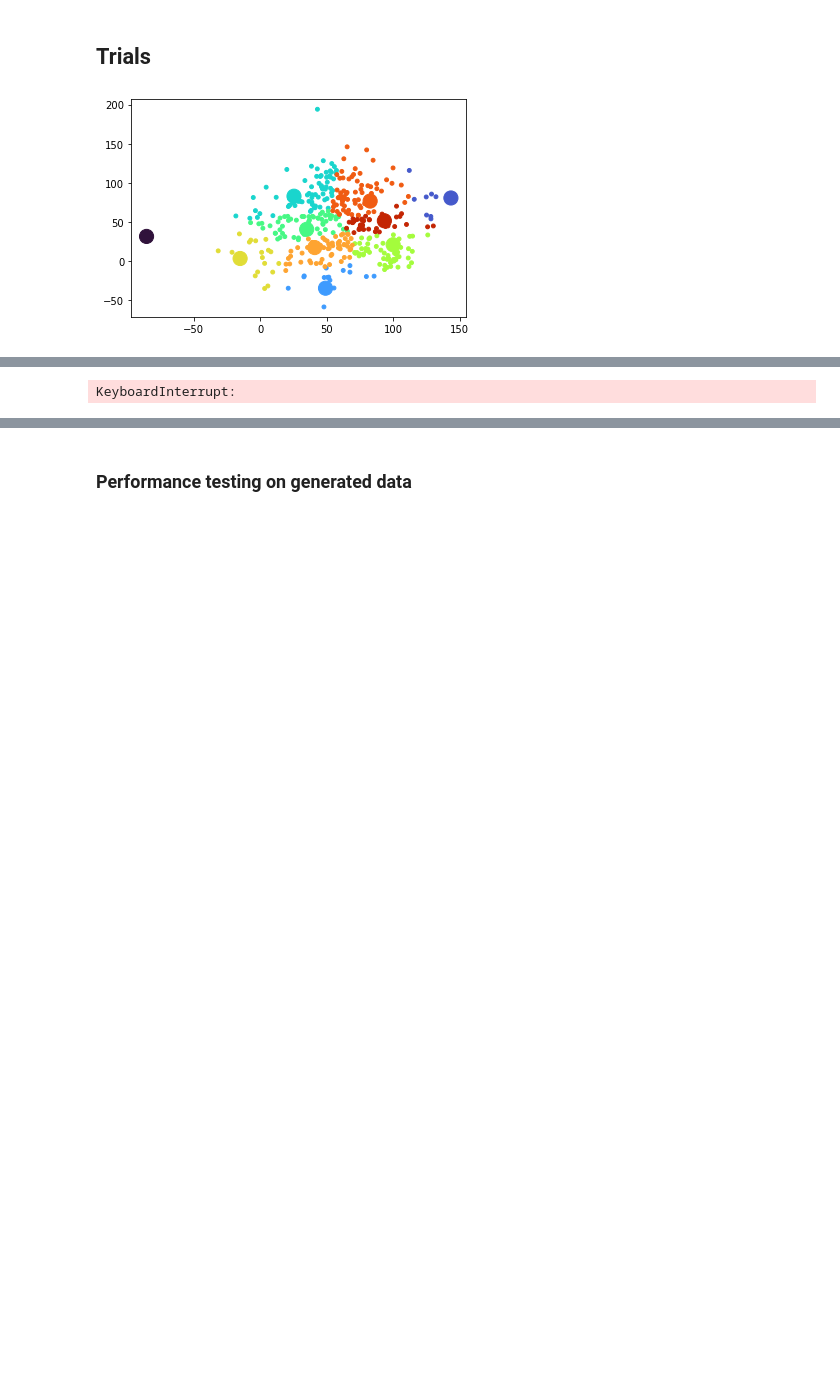
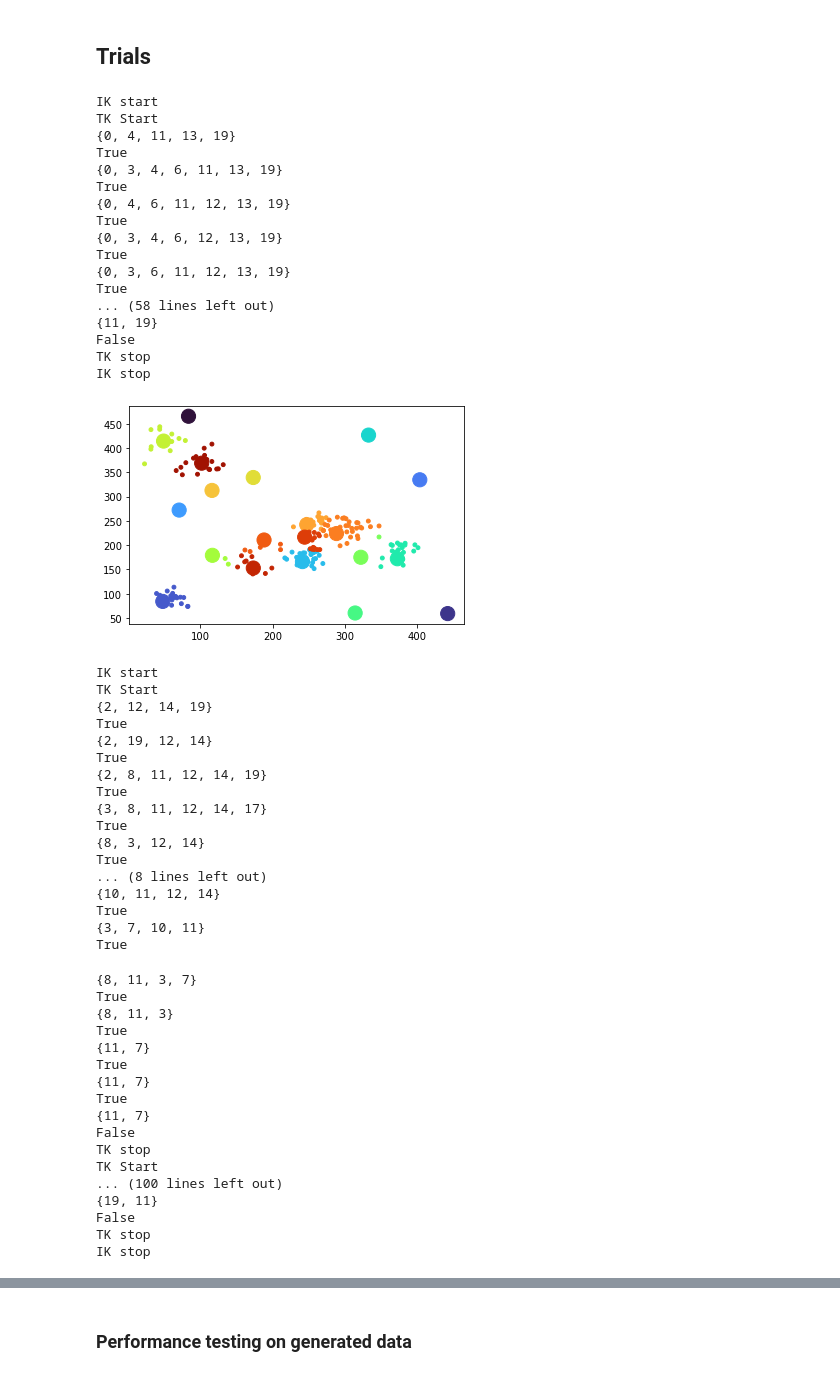
Before and after one commit to hmorgan29/I-K-Means-minus-plus, a Jupyter notebook: I-K-Means-(-+)-HM.ipynb, the cells around one changed output, grey strips where cells are left out. Cells and saved outputs as stored; diff of their text form; code cells hidden in the pictures; blank space fills up the shorter version.

```diff
--- a/I-K-Means-(-+)-HM.ipynb
+++ b/I-K-Means-(-+)-HM.ipynb
@@ -307,7 +308,7 @@ def affectedPointsInit(point, center):
 
     second = point.disToSecond()
     new = distance(point, center)
-    if new < second:
+    if new <= second:
         return True
 
 def affectedPoints(point, center, centerList):
@@ -316,9 +317,15 @@ def affectedPoints(point, center, centerList):
 # Returns True if the point is affected
 # Returns False otherwise
 
-    if centerList[point.getCenter()].getID() == center.getID() or centerList[point.getSecondCenter()].getID() == center.getID():
+    second = point.disToSecond()
+    new = distance(point, center)
+    if new <= second:
         return True
 
+
+#     if centerList[point.getCenter()].getID() == center.getID() or centerList[point.getSecondCenter()].getID() == center.getID():
+#         return True
+
     return False
 # %% [markdown]
 ## Topical K-means algorithm
@@ -326,6 +333,7 @@ As applied to a set where the center Cj of cluster Sj is changed to be a random
 # %%
 def TKmeans(allCenters, allPoints, deletedIndex, splitIndex):
 
+    print('TK Start')
     dimension = allPoints[0].getLoc().shape[0]
 
     # Define active centers as a set holding the new centers formed by splitting(here same as splitIndex & deletedIndex)
@@ -348,9 +356,10 @@ def TKmeans(allCenters, allPoints, deletedIndex, splitIndex):
     # Simple counter for loop
     loop = 1
 
+    changed = True
     # Once there are no more active centers, end the algorithm
     while len(AC)!= 0:
-
+        changed = False
         # Create a list of centers adjacent to those in AC
         # Note - this has already been done in the first loop
         if loop != 1:
@@ -380,7 +389,7 @@ def TKmeans(allCenters, allPoints, deletedIndex, splitIndex):
 
         updateCenters = AC
         updateCenters.update(ACAdj)
-        changed = False
+        print(updateCenters)
         for i in AP:
             minDist = ()
             secondMin = ()
@@ -390,7 +399,7 @@ def TKmeans(allCenters, allPoints, deletedIndex, splitIndex):
                 if len(minDist) == 0:
                     minDist = (dist,j)
                 elif dist < minDist[0]:
-                    secondMin = minDist
+                    secondMin = (minDist[0],minDist[1])
                     minDist = (dist,j)
                 elif len(secondMin) == 0:
                     secondMin = (dist,j)
@@ -408,6 +417,7 @@ def TKmeans(allCenters, allPoints, deletedIndex, splitIndex):
             allPoints[i].setSecondDistance(secondMin[0])
             allCenters[minDist[1]].addPoint(allPoints[i])
 
+        print(changed)
         if changed == True:
             for i in updateCenters:
                 pointLocs = np.zeros((allCenters[i].countPoints(),dimension))
@@ -420,6 +430,7 @@ def TKmeans(allCenters, allPoints, deletedIndex, splitIndex):
         AC = PAC
         loop += 1
 
+    print('TK stop')
     return allCenters, allPoints
 # %% [markdown]
 ## Iterative K-means -/+ algorithm
@@ -582,5 +596,5 @@ def dataBroken():
 def dataWorking():
     data = []
     for i in range(20):
-        data.extend(twodnormal((random.randint(0,100),random.randint(0,100)),random.randint(0,3000)/100,20))
+        data.extend(twodnormal((random.randint(0,500),random.randint(0,500)),random.randint(0,3000)/100,20))
     return data
@@ -587,37 +606,88 @@ def dataWorking():
 # %%
 def twodnormal(center,sigma,count):
-# code of John Iacono
+# modified code of John Iacono, H440
     return [ (point(np.array([random.normalvariate(center[0],sigma),
               random.normalvariate(center[1],sigma)]))) for i in range(count)]
 
 def trythings():
     data = dataWorking()
 #    data = dataBroken()
 
-    centers, points = IKMeans(data,10)
+    centers, points = IKMeans(data,20)
 
     nx=[]
     ny=[]
     sizes=[]
     cols=[]
     cm=matplotlib.cm.get_cmap('turbo')
     for m,c in zip(centers,[cm(i/len(centers)) for i in range(len(centers))]):
         nx.append(m.getLoc()[0])
         ny.append(m.getLoc()[1])
         cols.append(c)
         sizes.append(200)
         for i in m.getPoints():
             loc = i.getLoc()
             nx.append(loc[0])
             ny.append(loc[1])
         cols.extend([c]*m.countPoints())
         sizes.extend([15]*m.countPoints())
 
     plt.plot(figsize=(20, 15))
     plt.scatter(nx, ny,sizes,cols)
     plt.show()
 
 for i in range(100):
     trythings()
 # %% [output]
+IK start
+TK Start
+{0, 4, 11, 13, 19}
+True
+{0, 3, 4, 6, 11, 13, 19}
+True
+{0, 4, 6, 11, 12, 13, 19}
+True
+{0, 3, 4, 6, 12, 13, 19}
+True
+{0, 3, 6, 11, 12, 13, 19}
+True
+... (58 lines left out)
+{11, 19}
+False
+TK stop
+IK stop
-[figure, old version]
+[figure, new version]
+IK start
+TK Start
+{2, 12, 14, 19}
+True
+{2, 19, 12, 14}
+True
+{2, 8, 11, 12, 14, 19}
+True
+{3, 8, 11, 12, 14, 17}
+True
+{8, 3, 12, 14}
+True
+... (8 lines left out)
+{10, 11, 12, 14}
+True
+{3, 7, 10, 11}
+True
+{8, 11, 3, 7}
+True
+{8, 11, 3}
+True
+{11, 7}
+True
+{11, 7}
+True
+{11, 7}
+False
+TK stop
+TK Start
+... (100 lines left out)
+{19, 11}
+False
+TK stop
+IK stop
@@ -625 +694,0 @@ for i in range(100):
-KeyboardInterrupt:
```
Also changed, not shown: parts of 5 cells of this notebook.
